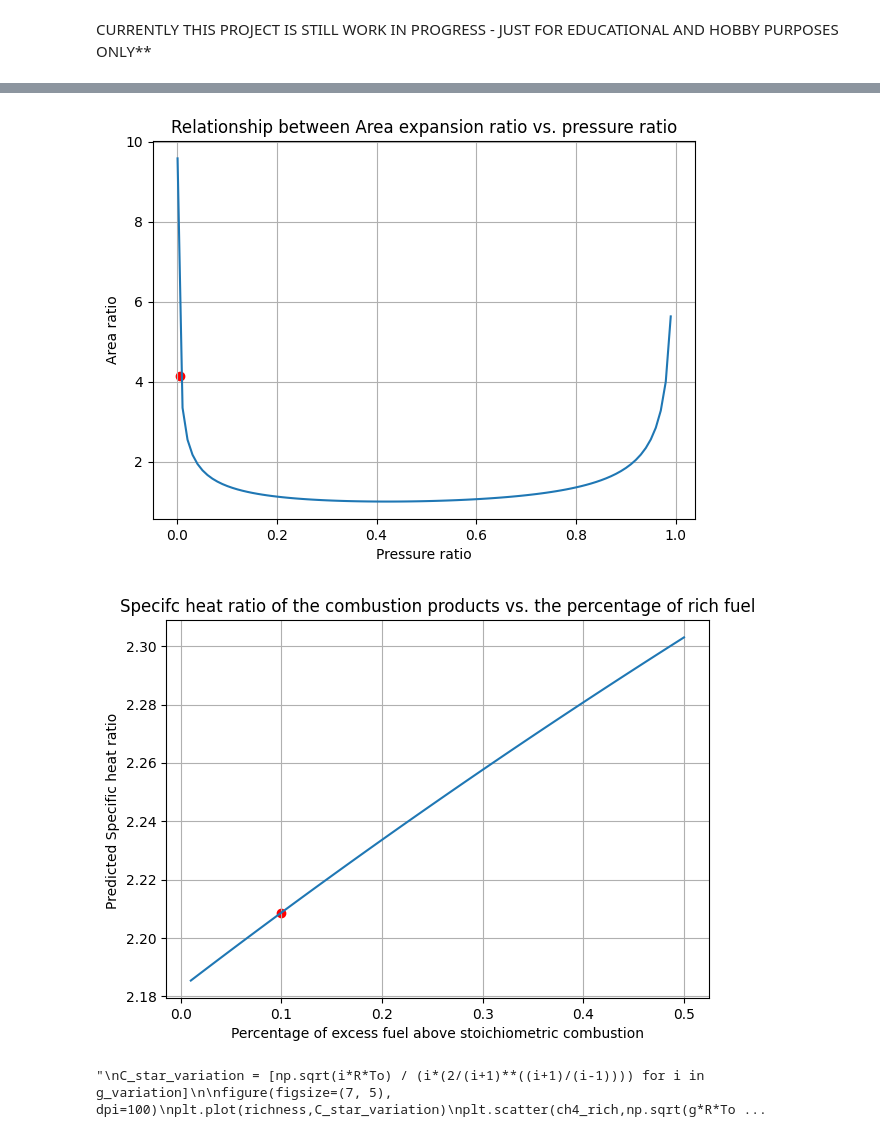
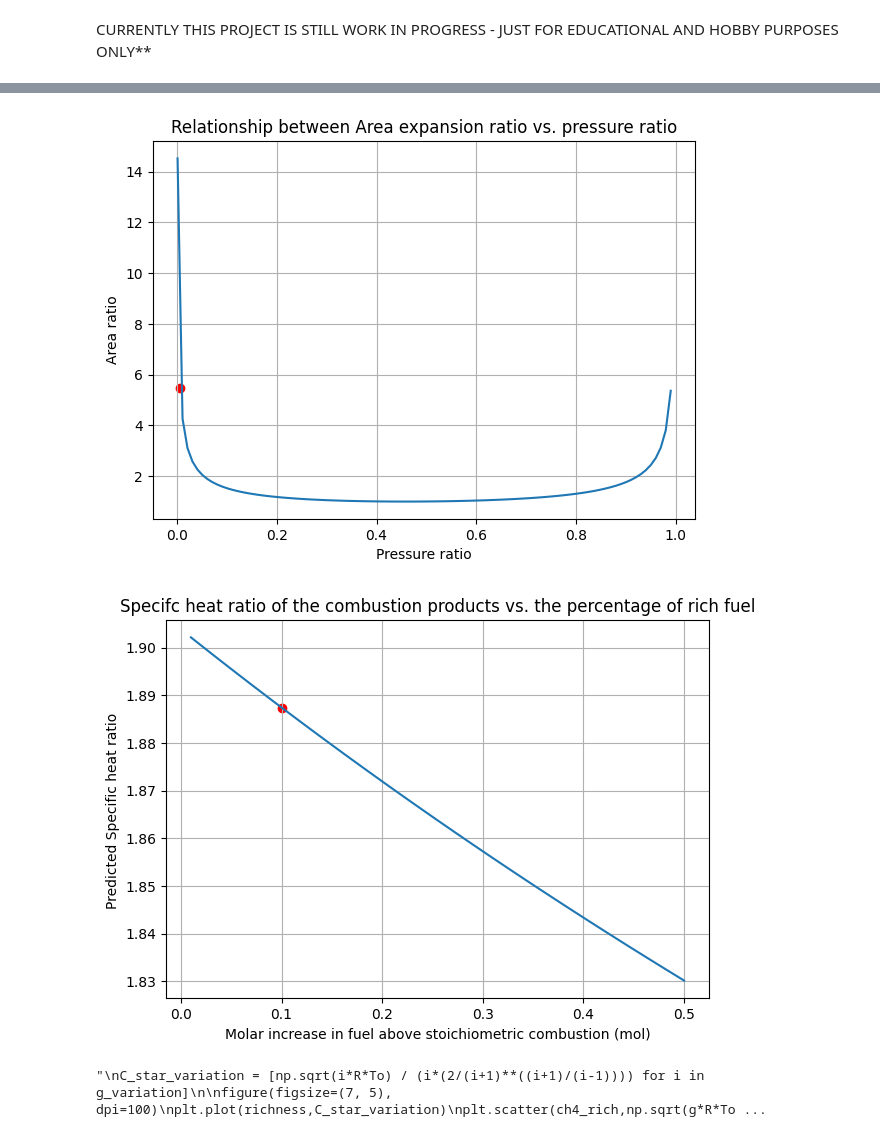
Before and after one commit to mikeortiz5190/Basic-Portfolio, a Jupyter notebook: Nozzle_Design_Code_6_One_trapizoid_node_Segments_ALL_LAYERS_Implicit_Opposite_flow_cooling_.ipynb, the cells around one changed output, grey strips where cells are left out. Saved outputs shown, nothing was run; the diff lists cells and outputs as text; code cells hidden in the pictures.

```diff
--- a/Nozzle_Design_Code_6_One_trapizoid_node_Segments_ALL_LAYERS_Implicit_Opposite_flow_cooling_.ipynb
+++ b/Nozzle_Design_Code_6_One_trapizoid_node_Segments_ALL_LAYERS_Implicit_Opposite_flow_cooling_.ipynb
@@ -54,12 +54,14 @@ percent_CO2 = M_CO2/Total_molecular_mass
 percent_CH4 = (ch4_rich*M_CH4)/Total_molecular_mass
 
 #approximated specifc heat ratio:
-g = percent_H20*g_H2O + percent_CO2*g_CO2 + percent_CH4*g_CH4
+
+#g = percent_H20*g_H2O + percent_CO2*g_CO2 + percent_CH4*g_CH4
+g = 1 / ((percent_H20/g_H2O) + (percent_CO2/g_CO2) + (percent_CH4/g_CH4))
 
 #gas constant:
 #mol weight:
-M = Total_molecular_mass
-print(f'Molecular weight: {M}')
+M = 1 / ((percent_H20/M_H2O) + (percent_CO2/M_CO2) + (percent_CH4/M_CH4))
+print(f'Effective Molecular weight: {M}')
 
 R_universal = 8314.46
 
@@ -113,26 +115,32 @@ plt.ylabel('Area ratio')
 plt.xlabel('Pressure ratio')
 plt.show()
 # %% [output]
-[figure, old version]
+[figure, new version]
 # %%
 g_variation = []
 richness = np.linspace(0.01,0.50,50)
+CH4_kg_mol = []
 for i in range(len(richness)):
   Total_MM = (2*M_H2O) + M_CO2 + (richness[i]*M_CH4)
-  ch4_level = (richness[i]*M_CH4)/Total_MM
-  calc_g = percent_H20*g_H2O + percent_CO2*g_CO2 + ch4_level*g_CH4
+  per_H20 = (2*M_H2O)/Total_MM
+  per_CO2 = M_CO2/Total_MM
+  per_CH4 = (richness[i]*M_CH4)/Total_MM
+
+  effective_MM = 1 / ((per_H20/M_H2O) + (per_CO2/M_CO2) + (per_CH4/M_CH4))
+  ch4_level = (richness[i]*M_CH4)
+  calc_g = 1 / ((per_H20/g_H2O) + (per_CO2/g_CO2) + (per_CH4/g_CH4))
   g_variation.append(calc_g)
 
 figure(figsize=(7, 5), dpi=100)
 plt.plot(richness,g_variation)
 plt.scatter(ch4_rich,g, color='red')
 plt.grid()
 plt.title('Specifc heat ratio of the combustion products vs. the percentage of rich fuel')
 plt.ylabel('Predicted Specific heat ratio ')
-plt.xlabel('Percentage of excess fuel above stoichiometric combustion')
+plt.xlabel('Molar increase in fuel above stoichiometric combustion (mol)')
 plt.show()
 # %% [output]
-[figure, old version]
+[figure, new version]
 # %%
 '''
 C_star_variation = [np.sqrt(i*R*To) / (i*(2/(i+1)**((i+1)/(i-1)))) for i in g_variation]
```
Also changed, not shown: parts of 21 cells of this notebook.
